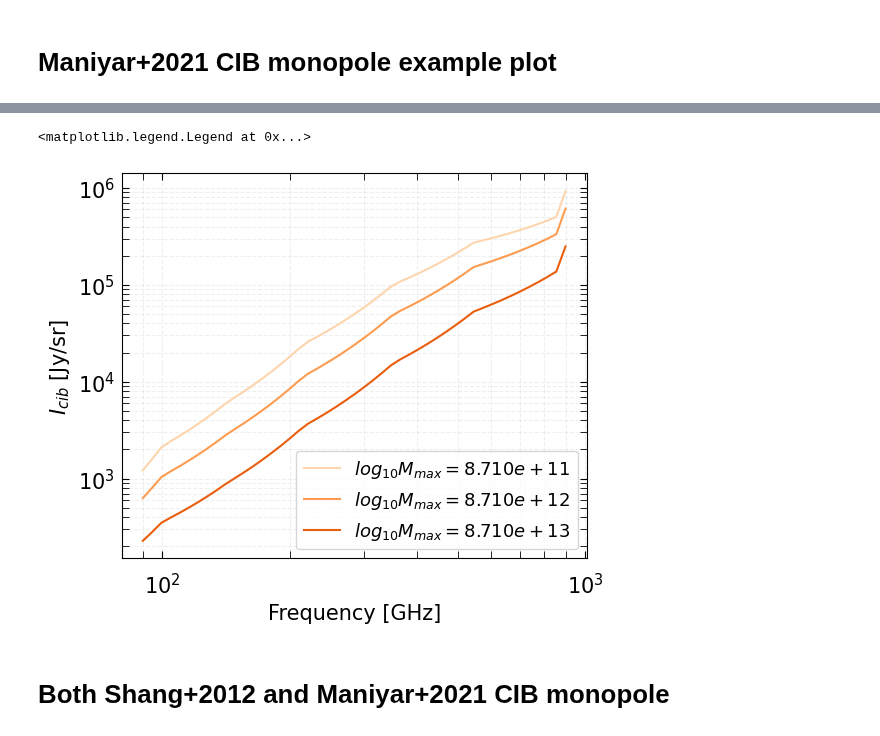
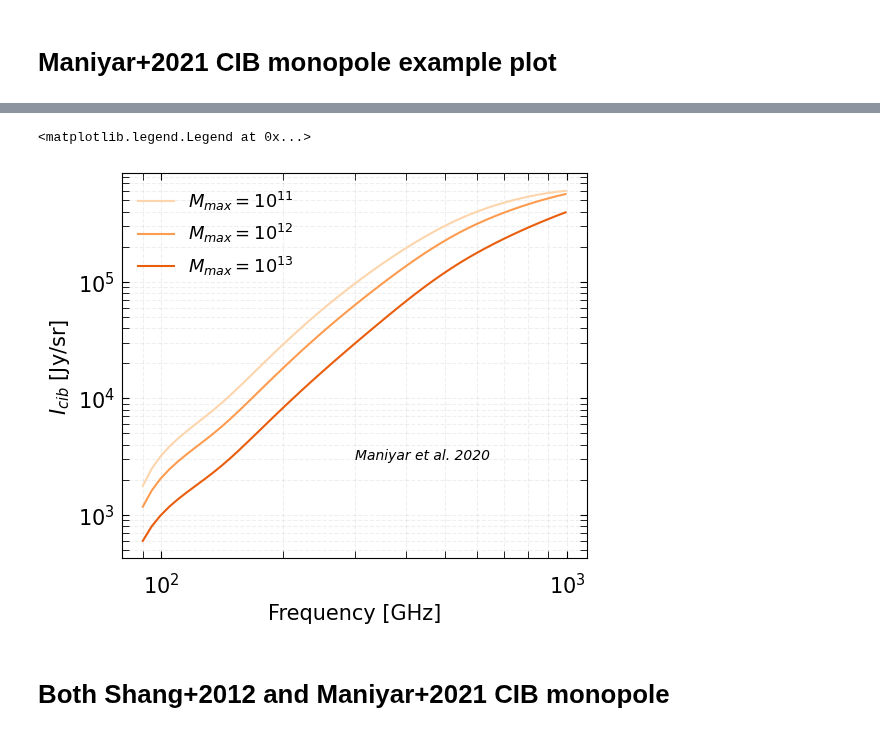
Before and after one commit to CLASS-SZ/class_sz, a Jupyter notebook: notebooks/class_sz_tutorial_notebooks/class_sz_CIB_monopole.ipynb, the cells around one changed output, grey strips where cells are left out. Drawn from its saved outputs; the diff is of its cells as text; code cells hidden in the pictures.

```diff
--- a/notebooks/class_sz_tutorial_notebooks/class_sz_CIB_monopole.ipynb
+++ b/notebooks/class_sz_tutorial_notebooks/class_sz_CIB_monopole.ipynb
@@ -129,7 +129,7 @@ def CIB_monopole_Maniyar2021(zmin=0.005, zmax=6., Mmost_eff=10.**12.94):
         'Size of of halo masses sourcing CIB emission' :  1.5583436676980493,
         #for the Lsat tabulation+Monopole:
         'freq_min': 9e1,
-        'freq_max': 9e2,
+        'freq_max': 1e3,
         'dlogfreq' : 0.05,
         'concentration parameter':'B13', # this sets it to 5
 
@@ -159,3 +159,13 @@ def CIB_monopole_Maniyar2021(zmin=0.005, zmax=6., Mmost_eff=10.**12.94):
     return nu, I0
 # %% [markdown]
 # Shang+2012 CIB monopole example plot
+# %%
+%%time
+zmaxs=np.array([1,2,3,4,5,6])
+nu_list = []
+Inu_list = []
+for i in range(len(zmaxs)):
+    nu, Icib=CIB_monopole_Shang2012(zmax=zmaxs[i])
+    nu_list.append(nu)
+    Inu_list.append(Icib)
+    # ax1.plot(nu, Icib, label=r"$z_{max}=$"+str(zmaxs[i]), c=cmap1.to_rgba(i*2+5))
@@ -162,6 +175,6 @@ def CIB_monopole_Maniyar2021(zmin=0.005, zmax=6., Mmost_eff=10.**12.94):
 # %%
 %%time
-zmaxs=np.array([1,2,3,4,5,6])
+# zmaxs=np.array([1,2,3,4,5,6])
 
 tot_color=12
 
@@ -179,7 +192,7 @@ fig, ax1 = plt.subplots(1,1, figsize=(6,5))
 ax1.set_xscale('log')
 ax1.set_yscale('log')
 ax1.set_xlim([2e2,1e4])
-ax1.set_ylim([10**3,10**6.4])
+ax1.set_ylim([10**3,1.5e6])
 ax1.tick_params(axis = 'x',which='both',length=5,direction='in', pad=10)
 ax1.tick_params(axis = 'y',which='both',length=5,direction='in', pad=5)
 ax1.xaxis.set_ticks_position('both')
@@ -192,10 +205,10 @@ ax1.set_ylabel(r'$I_{cib}$ [Jy/sr]', fontsize=label_size)
 ax1.text(300, 3000, 'Shang et al. 2012', style='italic')
 for i in range(len(zmaxs)):
 
-    nu, Icib=CIB_monopole_Shang2012(zmax=zmaxs[i])
+    nu, Icib=nu_list[i],Inu_list[i]#CIB_monopole_Shang2012(zmax=zmaxs[i])
     ax1.plot(nu, Icib, label=r"$z_{max}=$"+str(zmaxs[i]), c=cmap1.to_rgba(i*2+5))
     #ax1.plot(nu, Icib, label=r"$z_{max}=$"+str(zmaxs[i]), c='black')
 
-ax1.legend(fontsize=legend_size, loc='lower right')
-# plt.savefig('figures/CIB_monopole_Shang2012.pdf')
+ax1.legend(fontsize=legend_size, loc='lower right',frameon=False)
+plt.savefig('figures/CIB_monopole_Shang2012.pdf')
 # %% [output]
@@ -206,2 +218,11 @@ Wall time: 17.7 s
 # %% [markdown]
 # Maniyar+2021 CIB monopole example plot
+# %%
+%%time
+Mhalo_effs=np.array([10.**11, 10.**12, 10.**13])
+nu_list_maniyar = []
+Inu_list_maniyar = []
+for i in range(len(Mhalo_effs)):
+    nu, Icib=CIB_monopole_Maniyar2021(Mmost_eff=Mhalo_effs[i])
+    nu_list_maniyar.append(nu)
+    Inu_list_maniyar.append(Icib)
@@ -208,6 +232,6 @@ Wall time: 17.7 s
 # %%
 %%time
-Mhalo_effs=np.array([10.**11.94, 10.**12.94, 10.**13.94])
+
 
 tot_color=12
 
@@ -233,13 +257,13 @@ plt.setp(ax2.get_xticklabels(), fontsize=label_size)
 ax2.grid( visible=True, which="both", alpha=0.2, linestyle='--')
 ax2.set_xlabel(r'Frequency [GHz]', fontsize=label_size)
 ax2.set_ylabel(r'$I_{cib}$ [Jy/sr]', fontsize=label_size)
-
+ax2.text(300, 3000, 'Maniyar et al. 2020', style='italic')
 for i in range(len(Mhalo_effs)):
 
-    nu, Icib=CIB_monopole_Maniyar2021(Mmost_eff=Mhalo_effs[i])
-    ax2.plot(nu, Icib, label=r"$log_{10}M_{max} = %.3e$"%(Mhalo_effs[i]), c=cmap1.to_rgba(i*2+5))
+    nu, Icib=nu_list_maniyar[i],Inu_list_maniyar[i]
+    ax2.plot(nu, Icib, label=r"$M_{max} = 10^{%d}$"%(int(np.log10(Mhalo_effs[i]))), c=cmap1.to_rgba(i*2+5))
     #ax2.plot(nu, Icib, label=r"$z_{max}=$"+str(Mhalo_effs[i]), c='black')
 
-ax2.legend(fontsize=legend_size)
+ax2.legend(fontsize=legend_size,frameon=False)
 # plt.savefig('figures/CIB_monopole_Maniya2021.pdf')
 # %% [output]
@@ -248,5 +272,5 @@ Wall time: 14.9 s
 <matplotlib.legend.Legend at 0x...>
-[figure, old version]
+[figure, new version]
 # %% [markdown]
 # Both Shang+2012 and Maniyar+2021 CIB monopole
 # %%
```
Also changed, not shown: parts of 6 cells of this notebook, 7 other files.
